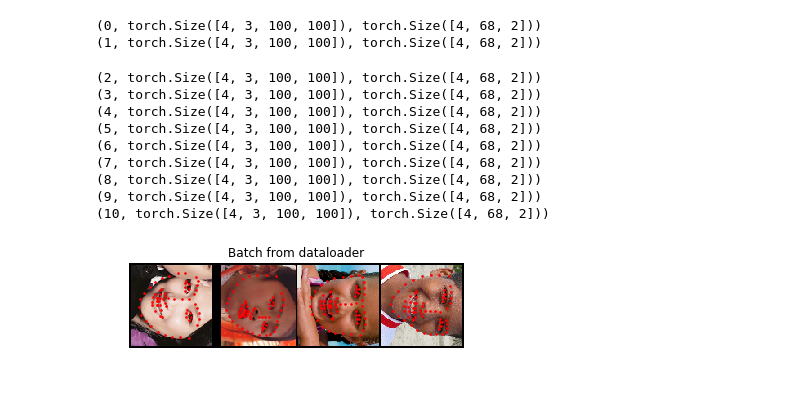
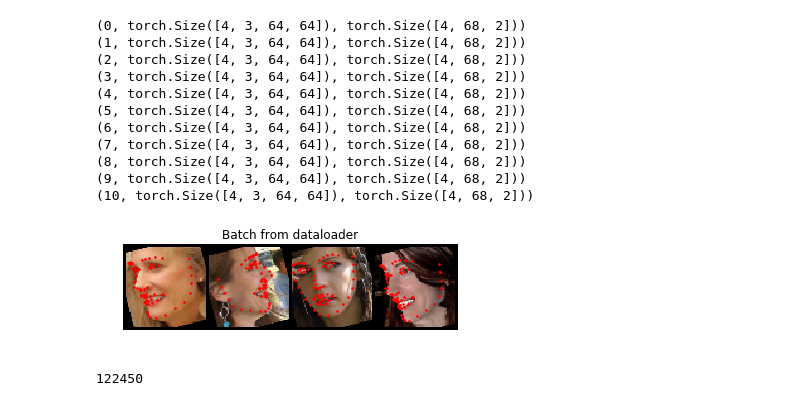
Before and after one commit to ohnosang/mobile-landmark, a Jupyter notebook: mobile-landmark.ipynb, the cells around one changed output. Saved outputs shown, nothing was run; the diff lists cells and outputs as text; code cells hidden in the pictures.

Commit message:
add 300w_lp dataset

```diff
--- a/mobile-landmark.ipynb
+++ b/mobile-landmark.ipynb
@@ -16,9 +4,13 @@ from data import *
 # %%
 path_300w = '/home/whale/dataset/Landmark/300W'
+path_300w_lp = '/home/whale/dataset/Landmark/300W_LP'
 path_train = os.path.join(path_300w, "train.xml")
 path_test = os.path.join(path_300w, "test.xml")
 path_all = os.path.join(path_300w, "all.xml")
-composed = transforms.Compose([CropByLDK(1.4), Flip(), Rotate(-90), RandomCrop(), Rescale((100,100)), ToTensor()])
+path_lp = os.path.join(path_300w_lp, "all.txt")
+
+composed = transforms.Compose([CropByLDK(1.4), Flip(), Rotate(15), RandomCrop(), Rescale((64,64)), ToTensor()])
 #inall = Ldk_300W_Dataset(path_all,path_300w)
 #train = Ldk_300W_Dataset(path_train, path_300w)
-test = Ldk_300W_Dataset(path_test, path_300w, composed)
+#test = Ldk_300W_Dataset(path_test, path_300w, composed)
+lp = Ldk_300W_LP_Dataset(path_lp, path_300w_lp, composed)
@@ -27,26 +17,29 @@ dataloader = DataLoader(test, batch_size=4, shuffle=False, num_workers=4)
 # %%
+dataloader = DataLoader(lp, batch_size=4, shuffle=True, num_workers=4)
 for i_batch, sample_batched in enumerate(dataloader):
     print(i_batch, sample_batched['image'].size(),
           sample_batched['landmarks'].size())
 
     # observe 4th batch and stop.
     if i_batch == 10:
         plt.figure()
         show_landmarks_batch(sample_batched)
         plt.axis('off')
         plt.ioff()
         plt.show()
         break
+len(lp)
 # %% [output]
-(0, torch.Size([4, 3, 100, 100]), torch.Size([4, 68, 2]))
-(1, torch.Size([4, 3, 100, 100]), torch.Size([4, 68, 2]))
+(0, torch.Size([4, 3, 64, 64]), torch.Size([4, 68, 2]))
+(1, torch.Size([4, 3, 64, 64]), torch.Size([4, 68, 2]))
+(2, torch.Size([4, 3, 64, 64]), torch.Size([4, 68, 2]))
+(3, torch.Size([4, 3, 64, 64]), torch.Size([4, 68, 2]))
+(4, torch.Size([4, 3, 64, 64]), torch.Size([4, 68, 2]))
+(5, torch.Size([4, 3, 64, 64]), torch.Size([4, 68, 2]))
+(6, torch.Size([4, 3, 64, 64]), torch.Size([4, 68, 2]))
+(7, torch.Size([4, 3, 64, 64]), torch.Size([4, 68, 2]))
+(8, torch.Size([4, 3, 64, 64]), torch.Size([4, 68, 2]))
+(9, torch.Size([4, 3, 64, 64]), torch.Size([4, 68, 2]))
+(10, torch.Size([4, 3, 64, 64]), torch.Size([4, 68, 2]))
+[figure, new version]
-(2, torch.Size([4, 3, 100, 100]), torch.Size([4, 68, 2]))
-(3, torch.Size([4, 3, 100, 100]), torch.Size([4, 68, 2]))
-(4, torch.Size([4, 3, 100, 100]), torch.Size([4, 68, 2]))
-(5, torch.Size([4, 3, 100, 100]), torch.Size([4, 68, 2]))
-(6, torch.Size([4, 3, 100, 100]), torch.Size([4, 68, 2]))
-(7, torch.Size([4, 3, 100, 100]), torch.Size([4, 68, 2]))
-(8, torch.Size([4, 3, 100, 100]), torch.Size([4, 68, 2]))
-(9, torch.Size([4, 3, 100, 100]), torch.Size([4, 68, 2]))
-(10, torch.Size([4, 3, 100, 100]), torch.Size([4, 68, 2]))
+122450
-[figure, old version]
```
Also changed, not shown: parts of 3 cells of this notebook, 2 other files.
